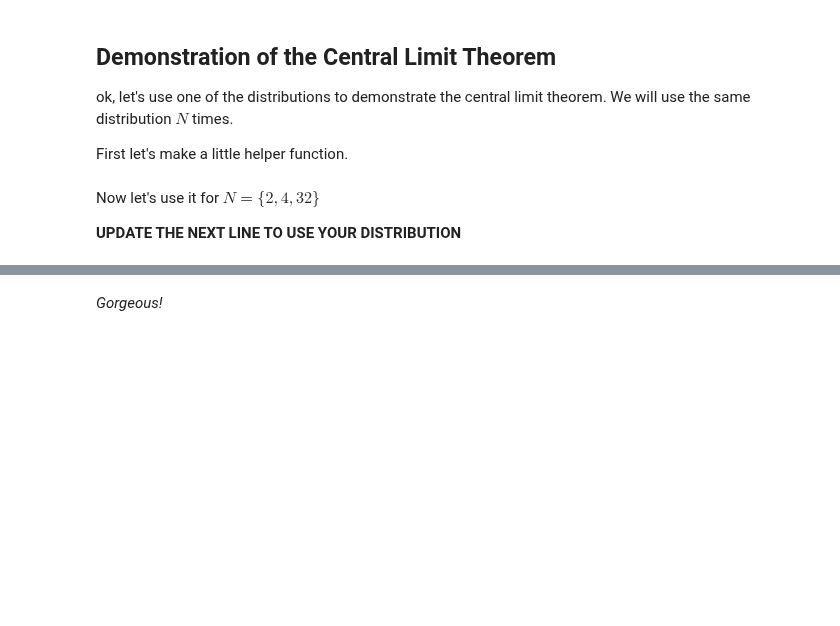
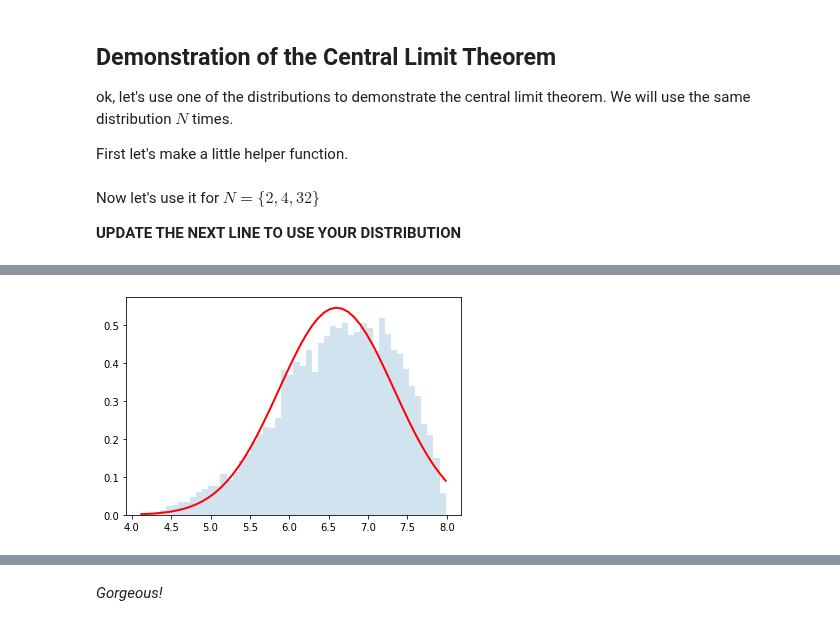
Before and after one commit to cranmer/intro-exp-phys-II, a Jupyter notebook: Central-Limit-Theorem.ipynb, the cells around one changed output, grey strips where cells are left out. Saved outputs shown, nothing was run; the diff lists cells and outputs as text; code cells hidden in the pictures; blank space fills up the shorter version.

```diff
--- a/Central-Limit-Theorem.ipynb
+++ b/Central-Limit-Theorem.ipynb
@@ -319,3 +301,8 @@ do_convolution(dist,4)
+# %%
+dist = distributions.Dist_yx1796()  #update me!
+do_convolution(dist,2)
+# %% [output]
+[figure, added]
 # %%
 do_convolution(dist,32)
 # %% [output]
```
Also changed, not shown: parts of 15 cells of this notebook.
